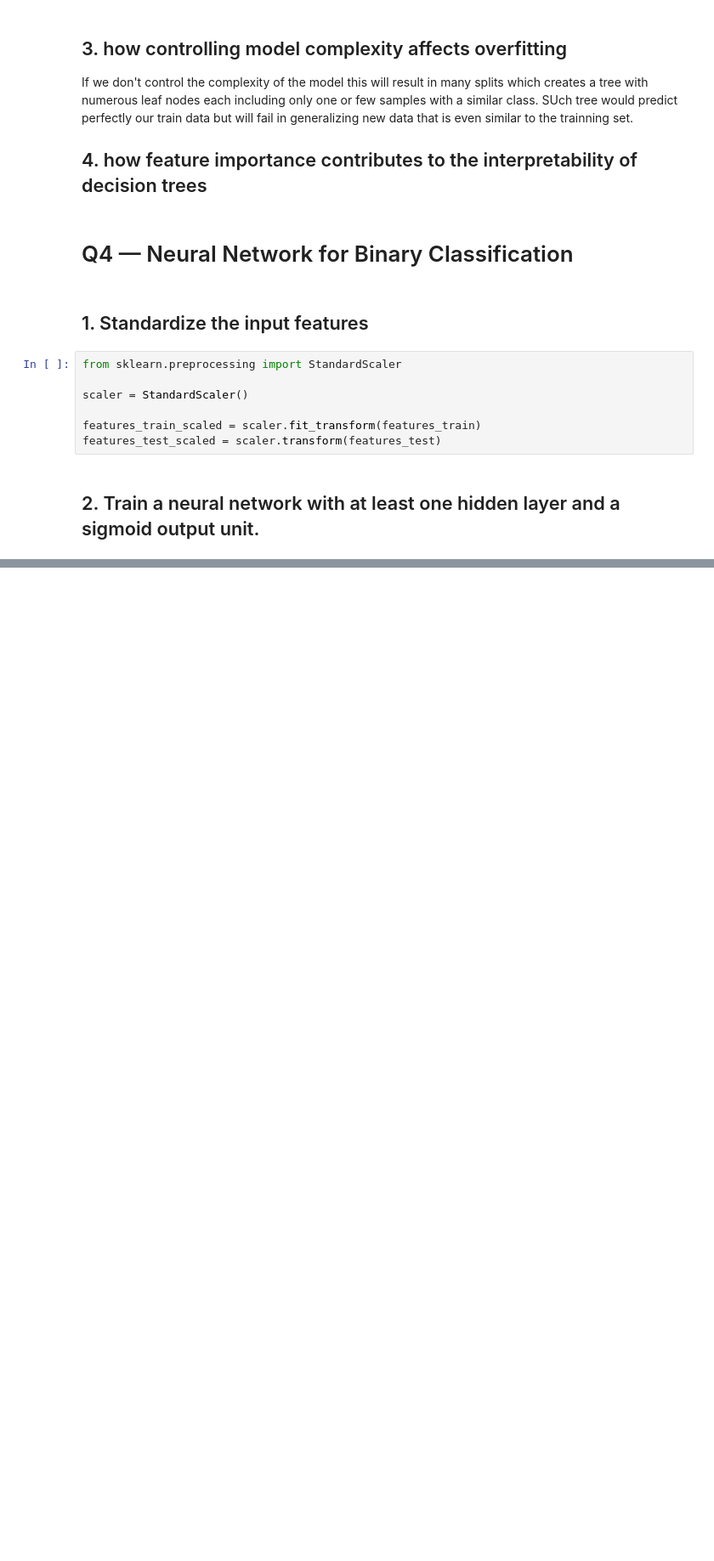
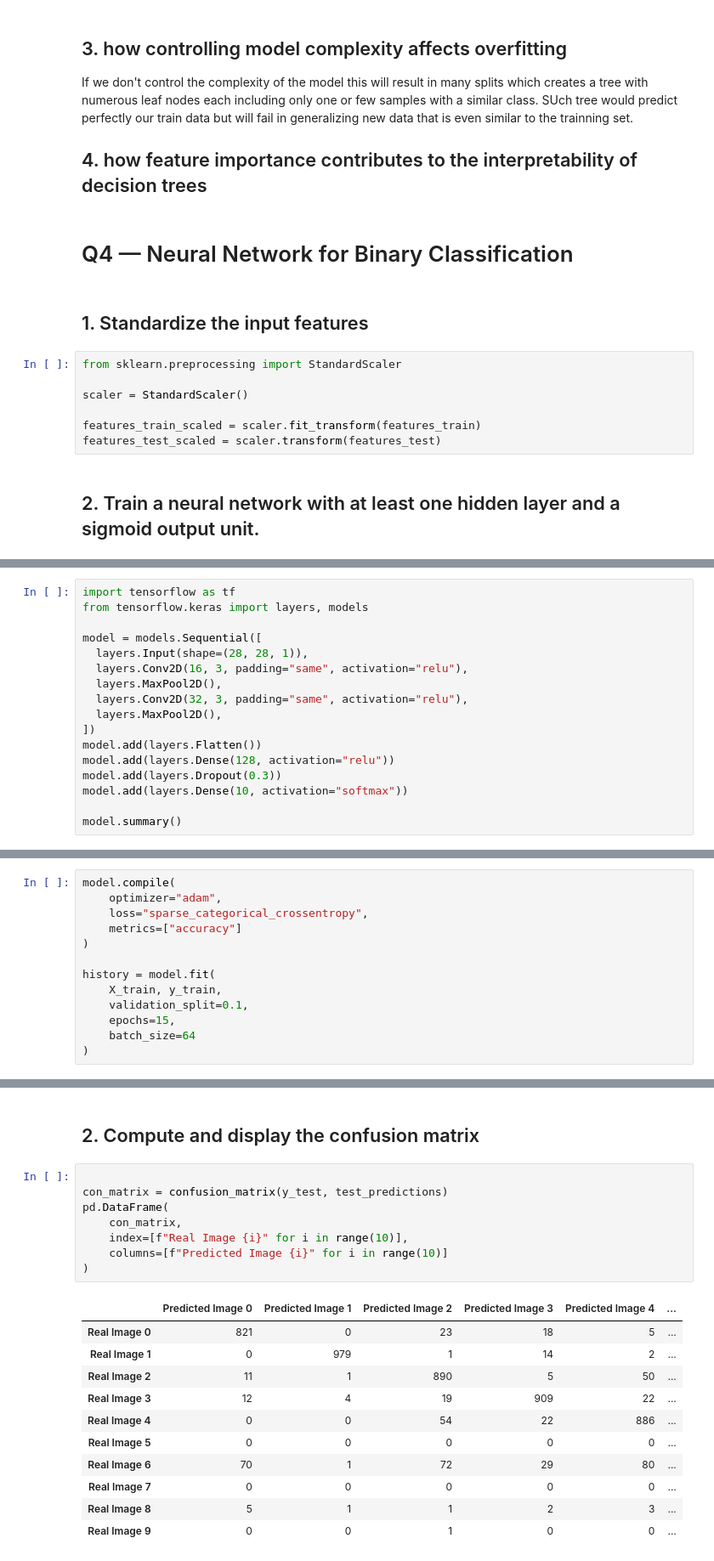
Before and after one commit to Joaron4/uofc_data221_assigments, a Jupyter notebook: Assigment_4/Assigment_4.ipynb, the cells around one changed output, grey strips where cells are left out. Shown at 85% size. Saved outputs shown, nothing was run; the diff lists cells and outputs as text; blank space fills up the shorter version.

```diff
--- a/Assigment_4/Assigment_4.ipynb
+++ b/Assigment_4/Assigment_4.ipynb
@@ -162,0 +297,17 @@ features_test_scaled = scaler.transform(features_test)
+# %%
+import tensorflow as tf
+from tensorflow.keras import layers, models
+
+model = models.Sequential([
+  layers.Input(shape=(28, 28, 1)),
+  layers.Conv2D(16, 3, padding="same", activation="relu"),
+  layers.MaxPool2D(),
+  layers.Conv2D(32, 3, padding="same", activation="relu"),
+  layers.MaxPool2D(),
+])
+model.add(layers.Flatten())
+model.add(layers.Dense(128, activation="relu"))
+model.add(layers.Dropout(0.3))
+model.add(layers.Dense(10, activation="softmax"))
+
+model.summary()
@@ -162,0 +340,13 @@ features_test_scaled = scaler.transform(features_test)
+# %%
+model.compile(
+    optimizer="adam",
+    loss="sparse_categorical_crossentropy",
+    metrics=["accuracy"]
+)
+
+history = model.fit(
+    X_train, y_train,
+    validation_split=0.1,
+    epochs=15,
+    batch_size=64
+)
@@ -162,0 +401,22 @@ features_test_scaled = scaler.transform(features_test)
+# %% [markdown]
+##  2. Compute and display the confusion matrix
+# %%
+
+con_matrix = confusion_matrix(y_test, test_predictions)
+pd.DataFrame(
+    con_matrix,
+    index=[f"Real Image {i}" for i in range(10)],
+    columns=[f"Predicted Image {i}" for i in range(10)]
+)
+# %% [output]
+|  | Predicted Image 0 | Predicted Image 1 | Predicted Image 2 | Predicted Image 3 | Predicted Image 4 | ... |
+| Real Image 0 | 821 | 0 | 23 | 18 | 5 | ... |
+| Real Image 1 | 0 | 979 | 1 | 14 | 2 | ... |
+| Real Image 2 | 11 | 1 | 890 | 5 | 50 | ... |
+| Real Image 3 | 12 | 4 | 19 | 909 | 22 | ... |
+| Real Image 4 | 0 | 0 | 54 | 22 | 886 | ... |
+| Real Image 5 | 0 | 0 | 0 | 0 | 0 | ... |
+| Real Image 6 | 70 | 1 | 72 | 29 | 80 | ... |
+| Real Image 7 | 0 | 0 | 0 | 0 | 0 | ... |
+| Real Image 8 | 5 | 1 | 1 | 2 | 3 | ... |
+| Real Image 9 | 0 | 0 | 1 | 0 | 0 | ... |
```
Also changed, not shown: parts of 36 cells of this notebook.
